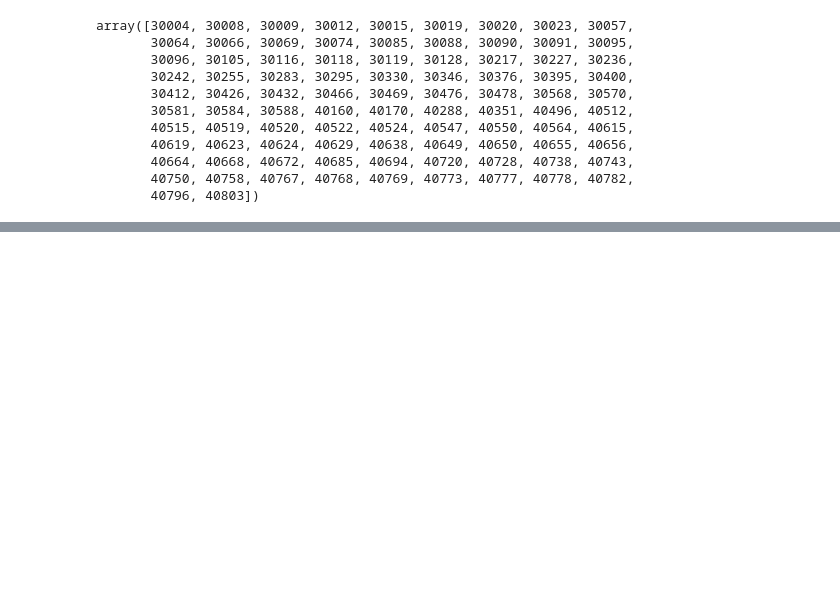
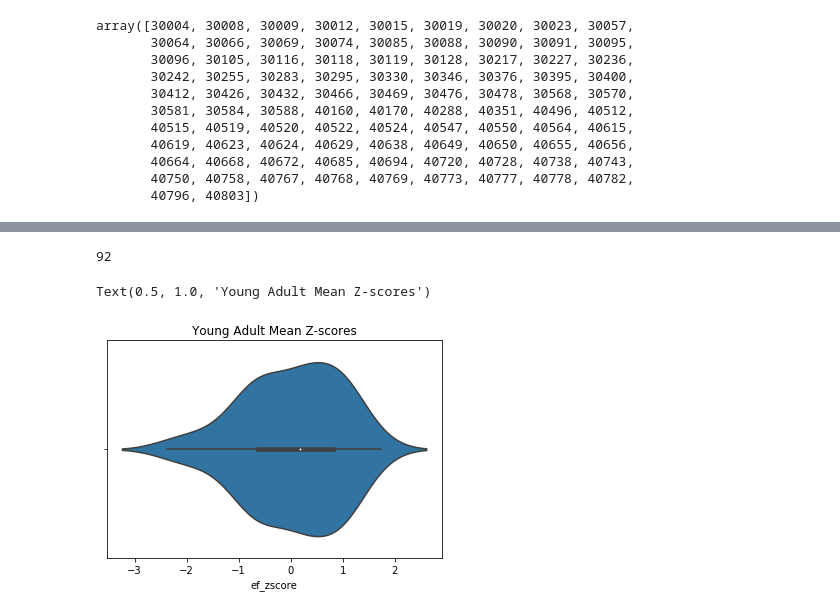
Before and after one commit to UTCogNeuroLab/adm_mri, a Jupyter notebook: analysis/ef_memory/neuropsych_analysis.ipynb, the cells around one changed output, grey strips where cells are left out. Cells and saved outputs as stored; diff of their text form; code cells hidden in the pictures; blank space fills up the shorter version.

```diff
--- a/analysis/ef_memory/neuropsych_analysis.ipynb
+++ b/analysis/ef_memory/neuropsych_analysis.ipynb
@@ -81,7 +86,7 @@ ya_neuro_z[:5]
 | 3 | 30012 | 1.243673 |
 | 4 | 30064 | 1.107756 |
 # %%
-ya_rest_ids = np.load('/Users/megmcmahon/Box/CogNeuroLab/Aging Decision Making R01/Analysis/REST/REST_ya_list.npy')
+ya_rest_ids = np.load(os.path.join(work_dir, 'Analysis/REST/REST_ya_list.npy'))
 ya_rest_ids = ya_rest_ids.astype(np.int)
 ya_rest_ids
 # %% [output]
@@ -155,0 +155,6 @@ trails_df.to_csv('/Users/megmcmahon/Box/CogNeuroLab/Aging Decision Making R01/Da
+# %%
+oa_ds = pd.read_excel(os.path.join(work_dir, 'Data/Neuropsych/Neuropsych_Data_OA.xlsx'), sheet_name='Digit Span')
+ya_ds = pd.read_excel(os.path.join(work_dir, 'Data/Neuropsych/Neuropsych_Data_YA.xlsx'), sheet_name='Digit Span')
+ds = pd.concat((ya_ds, oa_ds))
+ds = ds[ds['record_id'].isin(rest_ids)]
+len(ds)
@@ -155,0 +180,4 @@ trails_df.to_csv('/Users/megmcmahon/Box/CogNeuroLab/Aging Decision Making R01/Da
+# %%
+ef_z = pd.merge(ds[['record_id', 'dsb_zscore']], trails)
+ef_z['ef_zscore'] = (ef_z['dsb_zscore'] + ef_z['trails_b_z_score'])/2
+ef_z[:5]
@@ -155,0 +191,4 @@ trails_df.to_csv('/Users/megmcmahon/Box/CogNeuroLab/Aging Decision Making R01/Da
+# %%
+len(ef_z)
+# %% [output]
+92
@@ -155,0 +197,6 @@ trails_df.to_csv('/Users/megmcmahon/Box/CogNeuroLab/Aging Decision Making R01/Da
+# %%
+sns.violinplot(ef_z['ef_zscore'].where(ef_z['record_id'] < 40000))
+plt.title('Young Adult Mean Z-scores')
+# %% [output]
+Text(0.5, 1.0, 'Young Adult Mean Z-scores')
+[figure, added]
```
Also changed, not shown: parts of 15 cells of this notebook.
